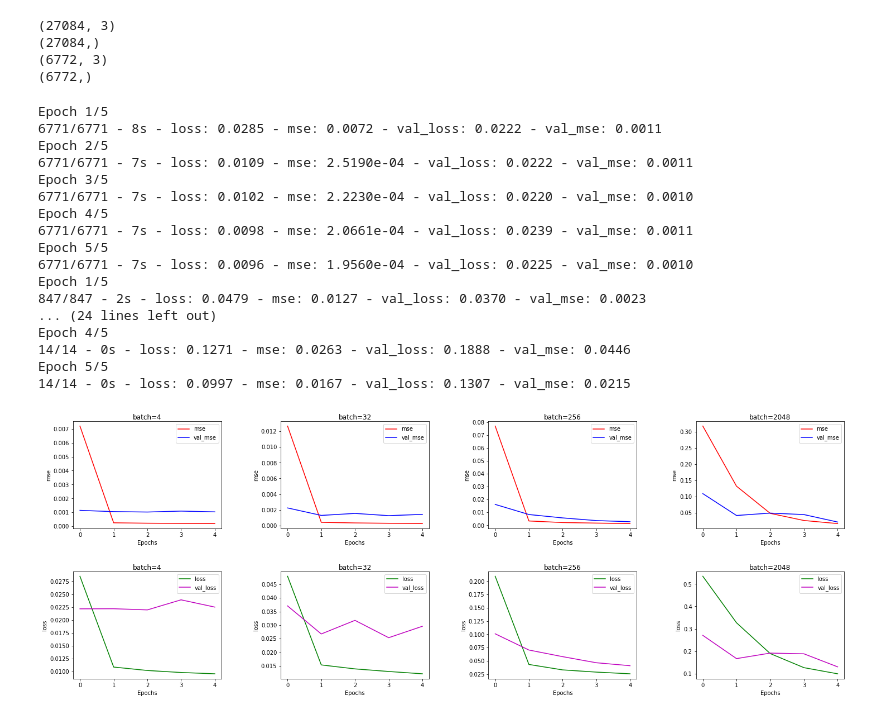
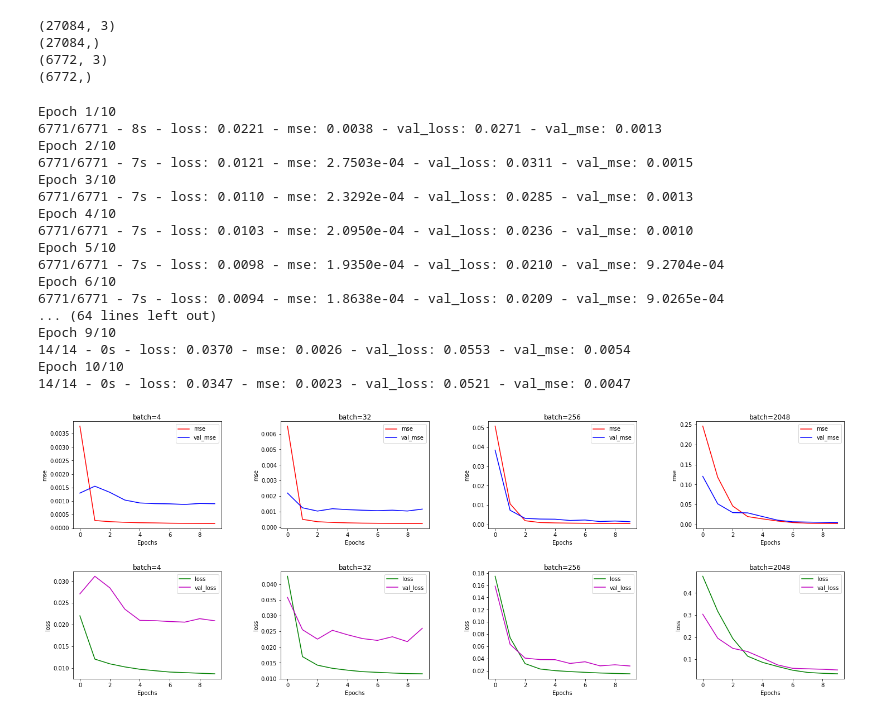
Before and after one commit to Mohamed-derbeli/Application-of-ML-in-a-fuel-cell-system, a Jupyter notebook: Modeling_of_a_Commercial_Heliocentris_PEMFC_System.ipynb, the cells around one changed output. Drawn from its saved outputs; the diff is of its cells as text; code cells hidden in the pictures.

```diff
--- a/Modeling_of_a_Commercial_Heliocentris_PEMFC_System.ipynb
+++ b/Modeling_of_a_Commercial_Heliocentris_PEMFC_System.ipynb
@@ -293,12 +293,12 @@ print(Output_test.shape)
 (6772, 3)
 (6772,)
 # %%
-DESIRED_ACCURACY = 0.99
+desired_loss = 0.001
 
 class myCallback(tf.keras.callbacks.Callback):
-    def on_epoch_end(self, epoch, logs={}):
-        if(logs.get('accuracy') > DESIRED_ACCURACY):
-            print("\nReached 99% accuracy so cancelling training!")
-            self.model.stop_training = True
+  def on_epoch_end(self, epoch, logs={}):
+    if(logs.get('loss') < desired_loss):
+      print("\nReached high accuracy so cancelling training!")
+      self.model.stop_training = True
 
 callbacks = myCallback()
@@ -305,13 +312,4 @@ callbacks = myCallback()
 # %%
-
-def plot_graphs(history, string, color1, color2):
-  plt.plot(history.history[string], color1)
-  plt.plot(history.history['val_'+string], color2)
-  plt.xlabel("Epochs")
-  plt.ylabel(string)
-  plt.legend([string, 'val_'+string])
-
-
 plt.figure(figsize=(24,8))
 plt.subplots_adjust(left=0.1,
                     bottom=0.1,
@@ -319,6 +317,7 @@ plt.subplots_adjust(left=0.1,
                     top=0.9,
                     wspace=0.4,
                     hspace=0.4)
+
 
 batch_sizes = [4, 32, 256, 2048]
 
@@ -335,54 +334,54 @@ for i in range(len(batch_sizes)):
                   metrics=['mse']) # A metric is a function that is used to judge the performance of your model .
   # fit model
   history = model.fit(Input_train, Output_train,
                       validation_data=(Input_test, Output_test),
-                      epochs=5,
+                      epochs=10,
                       batch_size=batch_sizes[i], #default 32
-                      verbose=2 # verbose=0 will show you nothing/ verbose=1 will show you an animated progress for each epoch/ verbose=2 will just mention the number of epoch
-                      )#callbacks=[callbacks])
+                      verbose=2, # verbose=0 will show you nothing/ verbose=1 will show you an animated progress for each epoch/ verbose=2 will just mention the number of epoch
+                      callbacks=[callbacks])
   # metrics visualization
   plot_no = 240 + (i+1)
   plot_no1 = 240 + (i+5)
   plt.subplot(plot_no)
   plot_graphs(history, "mse", 'r', 'b')
   plt.title('batch='+str(batch_sizes[i]), pad=-40)
   plt.subplot(plot_no1)
   plot_graphs(history, "loss", 'g', 'm')
   plt.title('batch='+str(batch_sizes[i]), pad=-40)
 
 plt.show()
 
 
 
 
 
 # Keras Regression Metrics: mse, mae, mape (Mean Absolute Percentage Error), cosine,
 # Keras Classification Metrics: acc, sparse_categorical_accuracy, top_k_categorical_accuracy,sparse_top_k_categorical_accuracy
 
 # Epochs Vs Iterations Vs baches
 # Epochs: the number of epochs is the number of complete passes through the training dataset.
 # Iterations: is the number of batches needed to complete one epoch. We can divide the dataset of 2000 examples into batches of 500 then it will take 4 iterations to complete 1 epoch.
 # batch_size: refers to the number of training examples utilized in one iteration.
 # Note: The number of batches is equal to number of iterations for one epoch.
 # %% [output]
-Epoch 1/5
-6771/6771 - 8s - loss: 0.0285 - mse: 0.0072 - val_loss: 0.0222 - val_mse: 0.0011
-Epoch 2/5
-6771/6771 - 7s - loss: 0.0109 - mse: 2.5190e-04 - val_loss: 0.0222 - val_mse: 0.0011
-Epoch 3/5
-6771/6771 - 7s - loss: 0.0102 - mse: 2.2230e-04 - val_loss: 0.0220 - val_mse: 0.0010
-Epoch 4/5
-6771/6771 - 7s - loss: 0.0098 - mse: 2.0661e-04 - val_loss: 0.0239 - val_mse: 0.0011
-Epoch 5/5
-6771/6771 - 7s - loss: 0.0096 - mse: 1.9560e-04 - val_loss: 0.0225 - val_mse: 0.0010
-Epoch 1/5
-847/847 - 2s - loss: 0.0479 - mse: 0.0127 - val_loss: 0.0370 - val_mse: 0.0023
-... (24 lines left out)
-Epoch 4/5
-14/14 - 0s - loss: 0.1271 - mse: 0.0263 - val_loss: 0.1888 - val_mse: 0.0446
-Epoch 5/5
-14/14 - 0s - loss: 0.0997 - mse: 0.0167 - val_loss: 0.1307 - val_mse: 0.0215
+Epoch 1/10
+6771/6771 - 8s - loss: 0.0221 - mse: 0.0038 - val_loss: 0.0271 - val_mse: 0.0013
+Epoch 2/10
+6771/6771 - 7s - loss: 0.0121 - mse: 2.7503e-04 - val_loss: 0.0311 - val_mse: 0.0015
+Epoch 3/10
+6771/6771 - 7s - loss: 0.0110 - mse: 2.3292e-04 - val_loss: 0.0285 - val_mse: 0.0013
+Epoch 4/10
+6771/6771 - 7s - loss: 0.0103 - mse: 2.0950e-04 - val_loss: 0.0236 - val_mse: 0.0010
+Epoch 5/10
+6771/6771 - 7s - loss: 0.0098 - mse: 1.9350e-04 - val_loss: 0.0210 - val_mse: 9.2704e-04
+Epoch 6/10
+6771/6771 - 7s - loss: 0.0094 - mse: 1.8638e-04 - val_loss: 0.0209 - val_mse: 9.0265e-04
+... (64 lines left out)
+Epoch 9/10
+14/14 - 0s - loss: 0.0370 - mse: 0.0026 - val_loss: 0.0553 - val_mse: 0.0054
+Epoch 10/10
+14/14 - 0s - loss: 0.0347 - mse: 0.0023 - val_loss: 0.0521 - val_mse: 0.0047
-[figure, old version]
+[figure, new version]
 # %%
 # with urllib.request.urlopen('https://raw.githubusercontent.com/Mohamed-derbeli/Fuel-cell-system/main/FC50_All_data00.csv') as csvfile:
 #    read_data = csvfile.read().decode('utf-8')
```
Also changed, not shown: parts of 1 cell of this notebook.
